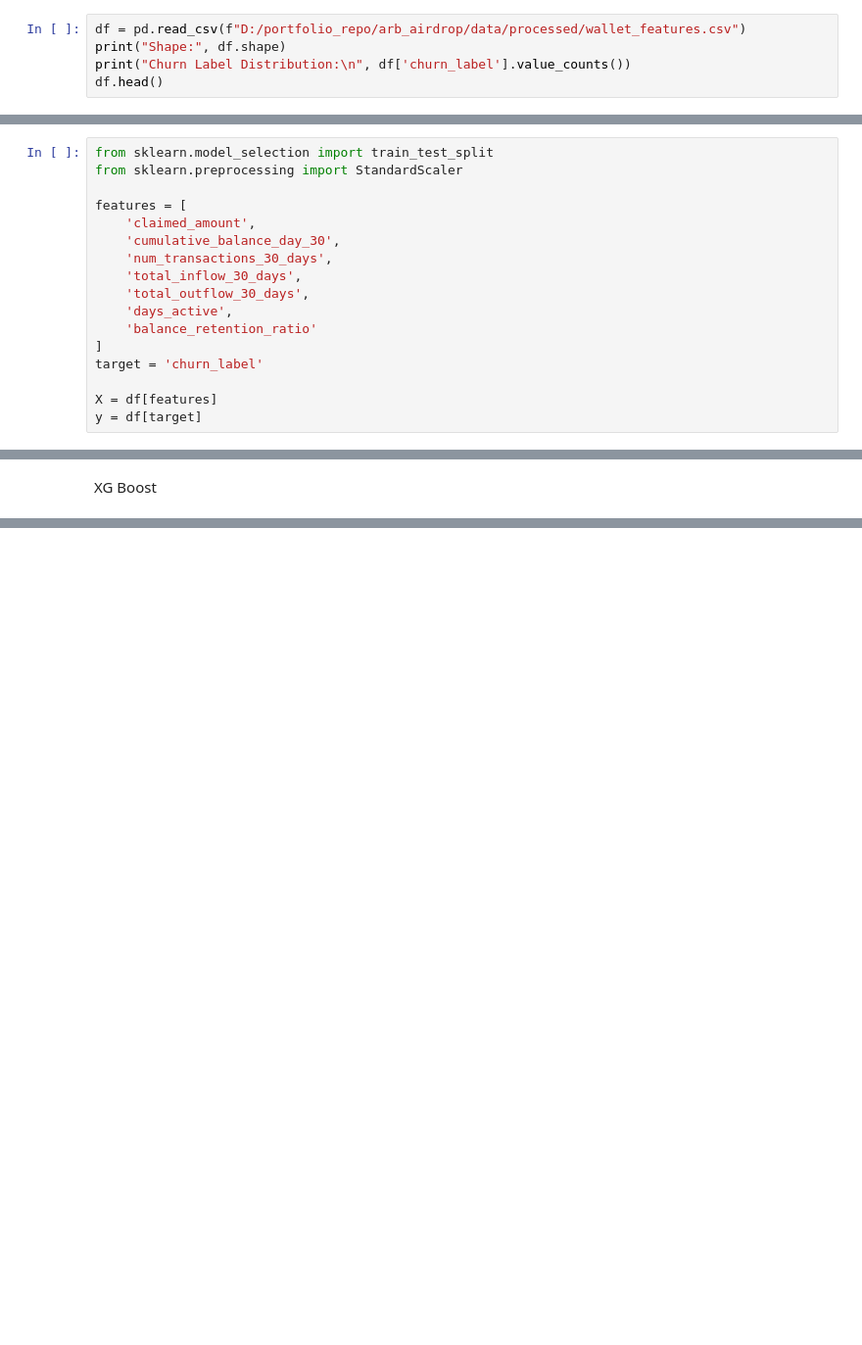
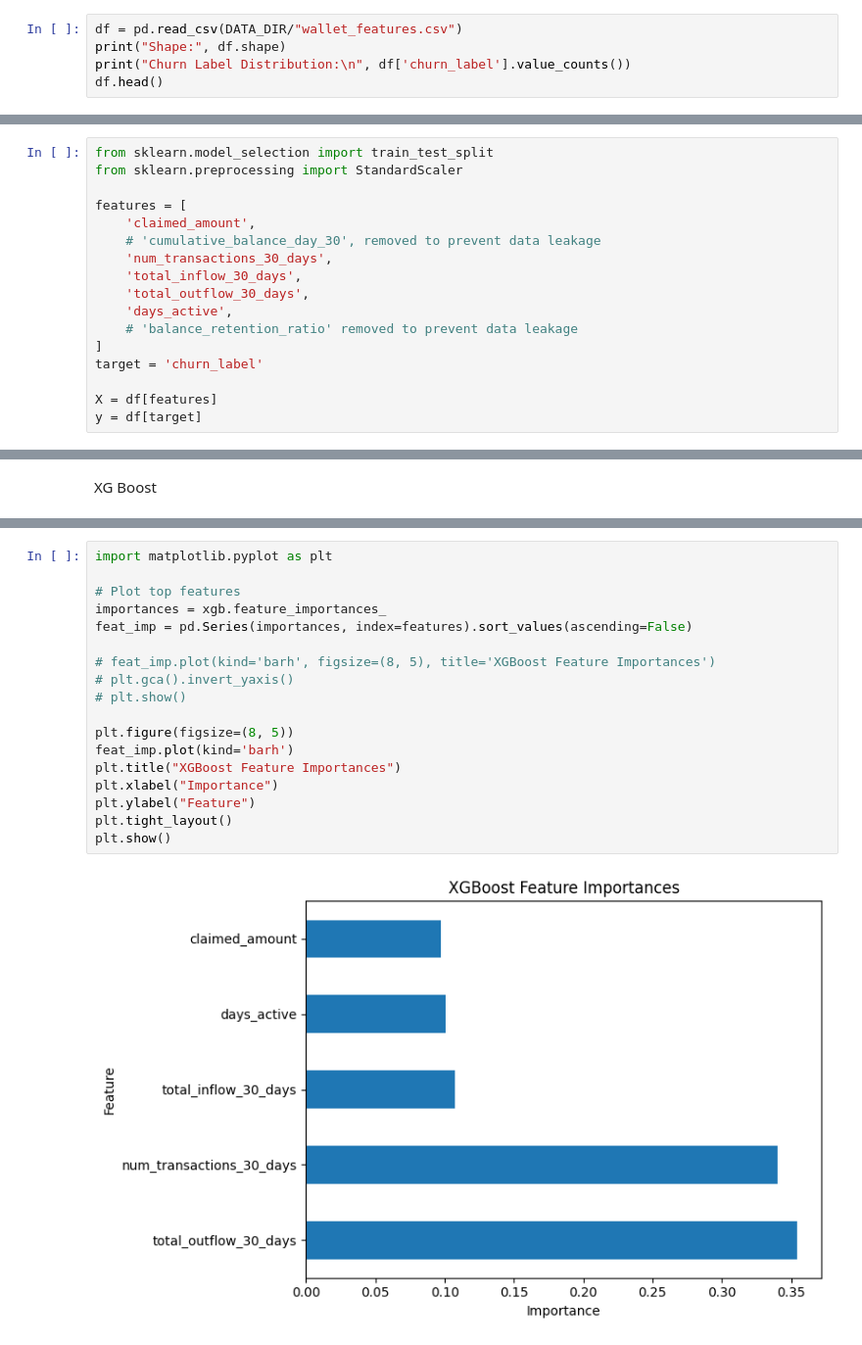
Before and after one commit to PointingNoWhere/arb_airdrop, a Jupyter notebook: notebooks/06_smd_arb_chrun_model.ipynb, the cells around one changed output, grey strips where cells are left out. Shown at 98% size. Cells and saved outputs as stored; diff of their text form; blank space fills up the shorter version.

```diff
--- a/notebooks/06_smd_arb_chrun_model.ipynb
+++ b/notebooks/06_smd_arb_chrun_model.ipynb
@@ -3,5 +12,5 @@ import pandas as pd
 # %%
-df = pd.read_csv(f"D:/portfolio_repo/arb_airdrop/data/processed/wallet_features.csv")
+df = pd.read_csv(DATA_DIR/"wallet_features.csv")
 print("Shape:", df.shape)
 print("Churn Label Distribution:\n", df['churn_label'].value_counts())
 df.head()
@@ -26,12 +35,12 @@ from sklearn.preprocessing import StandardScaler
 
 features = [
     'claimed_amount',
-    'cumulative_balance_day_30',
+    # 'cumulative_balance_day_30', removed to prevent data leakage
     'num_transactions_30_days',
     'total_inflow_30_days',
     'total_outflow_30_days',
     'days_active',
-    'balance_retention_ratio'
+    # 'balance_retention_ratio' removed to prevent data leakage
 ]
 target = 'churn_label'
 
@@ -101,0 +144,20 @@ Parameters: { "use_label_encoder" } are not used.
+# %%
+import matplotlib.pyplot as plt
+
+# Plot top features
+importances = xgb.feature_importances_
+feat_imp = pd.Series(importances, index=features).sort_values(ascending=False)
+
+# feat_imp.plot(kind='barh', figsize=(8, 5), title='XGBoost Feature Importances')
+# plt.gca().invert_yaxis()
+# plt.show()
+
+plt.figure(figsize=(8, 5))
+feat_imp.plot(kind='barh')
+plt.title("XGBoost Feature Importances")
+plt.xlabel("Importance")
+plt.ylabel("Feature")
+plt.tight_layout()
+plt.show()
+# %% [output]
+[figure, added]
```
Also changed, not shown: parts of 9 cells of this notebook, 3 other files.
